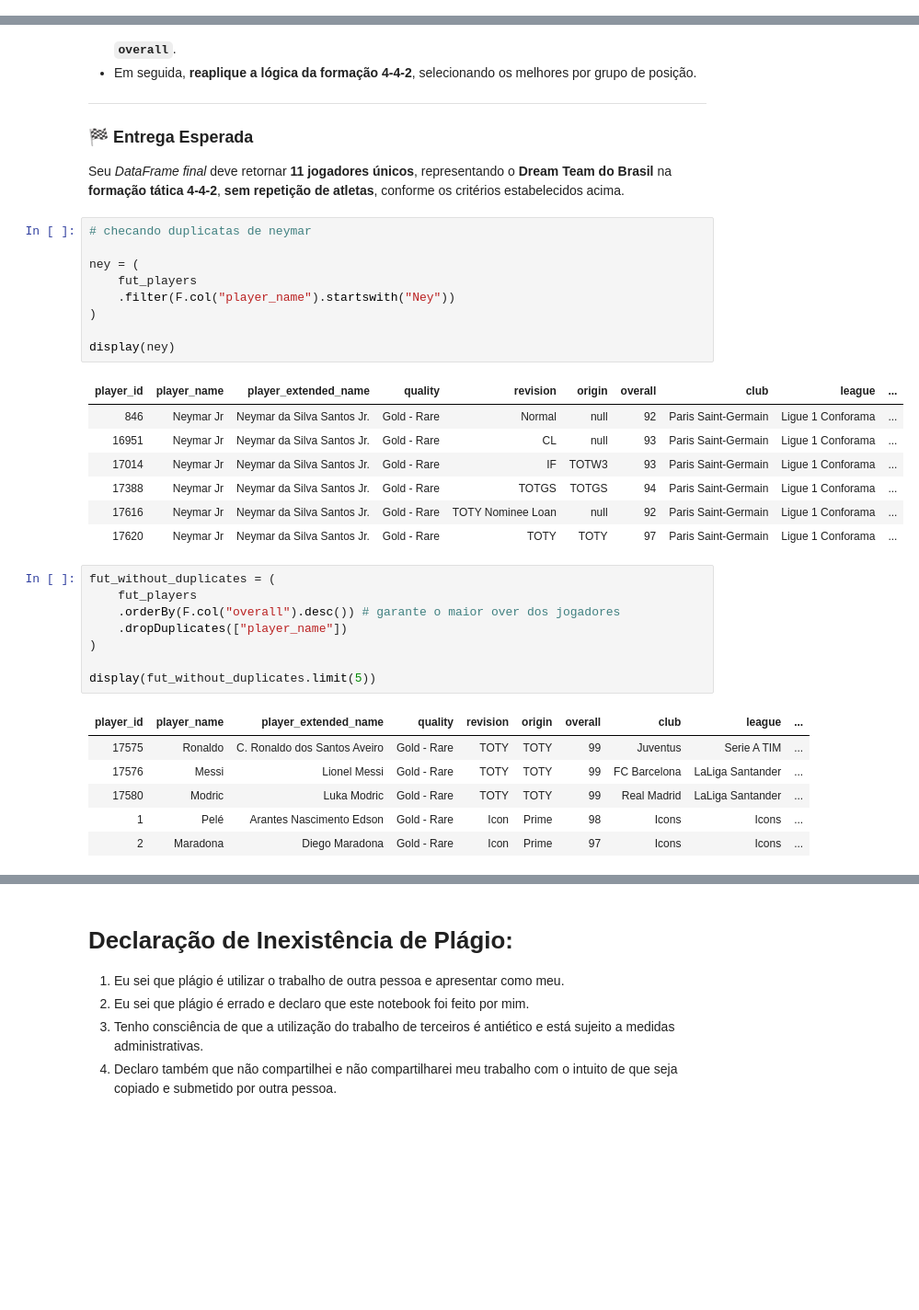
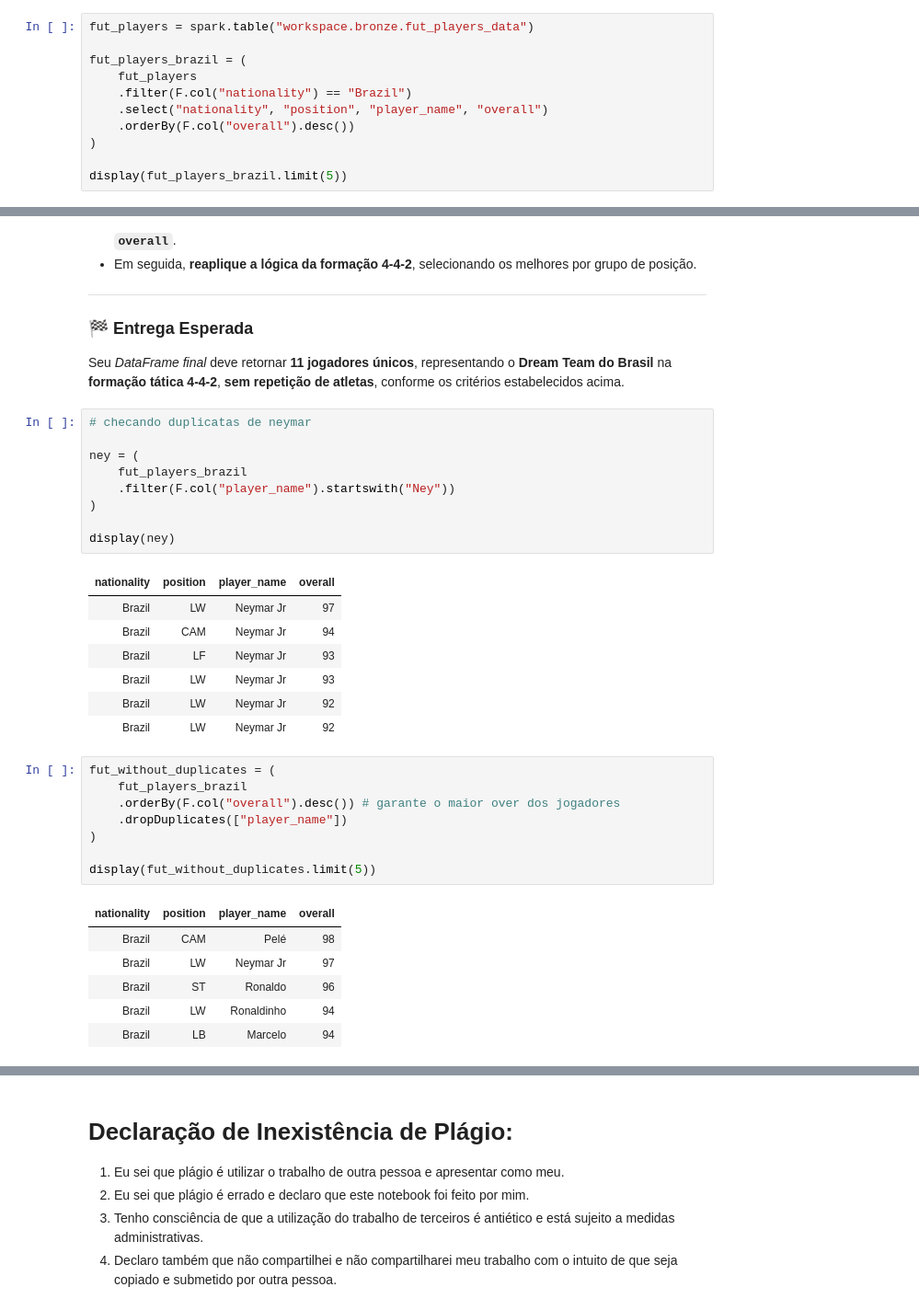
Before and after one commit to jpbezerra/RocketLabDados-2025.2, a Jupyter notebook: Atividade01 - Pyspark/Atividade1_Pyspark.ipynb, the cells around one changed output, grey strips where cells are left out. Shown at 92% size. Cells and saved outputs as stored; diff of their text form; blank space fills up the shorter version.

Commit message:
load atividade2 - bronze layer

```diff
--- a/Atividade01 - Pyspark/Atividade1_Pyspark.ipynb
+++ b/Atividade01 - Pyspark/Atividade1_Pyspark.ipynb
@@ -579,0 +578,11 @@ fut_players = spark.table("workspace.bronze.fut_players_data")
+# %%
+fut_players = spark.table("workspace.bronze.fut_players_data")
+
+fut_players_brazil = (
+    fut_players
+    .filter(F.col("nationality") == "Brazil")
+    .select("nationality", "position", "player_name", "overall")
+    .orderBy(F.col("overall").desc())
+)
+
+display(fut_players_brazil.limit(5))
@@ -685,35 +693,35 @@ Seu *DataFrame final* deve retornar **11 jogadores únicos**, representando o **
 # %%
 # checando duplicatas de neymar
 
 ney = (
-    fut_players
+    fut_players_brazil
     .filter(F.col("player_name").startswith("Ney"))
 )
 
 display(ney)
 # %% [output]
-| player_id | player_name | player_extended_name | quality | revision | origin | overall | club | league | ... |
-| 846 | Neymar Jr | Neymar da Silva Santos Jr. | Gold - Rare | Normal | null | 92 | Paris Saint-Germain | Ligue 1 Conforama | ... |
-| 16951 | Neymar Jr | Neymar da Silva Santos Jr. | Gold - Rare | CL | null | 93 | Paris Saint-Germain | Ligue 1 Conforama | ... |
-| 17014 | Neymar Jr | Neymar da Silva Santos Jr. | Gold - Rare | IF | TOTW3 | 93 | Paris Saint-Germain | Ligue 1 Conforama | ... |
-| 17388 | Neymar Jr | Neymar da Silva Santos Jr. | Gold - Rare | TOTGS | TOTGS | 94 | Paris Saint-Germain | Ligue 1 Conforama | ... |
-| 17616 | Neymar Jr | Neymar da Silva Santos Jr. | Gold - Rare | TOTY Nominee Loan | null | 92 | Paris Saint-Germain | Ligue 1 Conforama | ... |
-| 17620 | Neymar Jr | Neymar da Silva Santos Jr. | Gold - Rare | TOTY | TOTY | 97 | Paris Saint-Germain | Ligue 1 Conforama | ... |
+| nationality | position | player_name | overall |
+| Brazil | LW | Neymar Jr | 97 |
+| Brazil | CAM | Neymar Jr | 94 |
+| Brazil | LF | Neymar Jr | 93 |
+| Brazil | LW | Neymar Jr | 93 |
+| Brazil | LW | Neymar Jr | 92 |
+| Brazil | LW | Neymar Jr | 92 |
 # %%
 fut_without_duplicates = (
-    fut_players
+    fut_players_brazil
     .orderBy(F.col("overall").desc()) # garante o maior over dos jogadores
     .dropDuplicates(["player_name"])
 )
 
 display(fut_without_duplicates.limit(5))
 # %% [output]
-| player_id | player_name | player_extended_name | quality | revision | origin | overall | club | league | ... |
-| 17575 | Ronaldo | C. Ronaldo dos Santos Aveiro | Gold - Rare | TOTY | TOTY | 99 | Juventus | Serie A TIM | ... |
-| 17576 | Messi | Lionel Messi | Gold - Rare | TOTY | TOTY | 99 | FC Barcelona | LaLiga Santander | ... |
-| 17580 | Modric | Luka Modric | Gold - Rare | TOTY | TOTY | 99 | Real Madrid | LaLiga Santander | ... |
-| 1 | Pelé | Arantes Nascimento Edson | Gold - Rare | Icon | Prime | 98 | Icons | Icons | ... |
-| 2 | Maradona | Diego Maradona | Gold - Rare | Icon | Prime | 97 | Icons | Icons | ... |
+| nationality | position | player_name | overall |
+| Brazil | CAM | Pelé | 98 |
+| Brazil | LW | Neymar Jr | 97 |
+| Brazil | ST | Ronaldo | 96 |
+| Brazil | LW | Ronaldinho | 94 |
+| Brazil | LB | Marcelo | 94 |
 # %%
 # checando duplicatas de neymar pós tratamento de duplicatas
 
```
Also changed, not shown: parts of 9 cells of this notebook, 10 other files.
